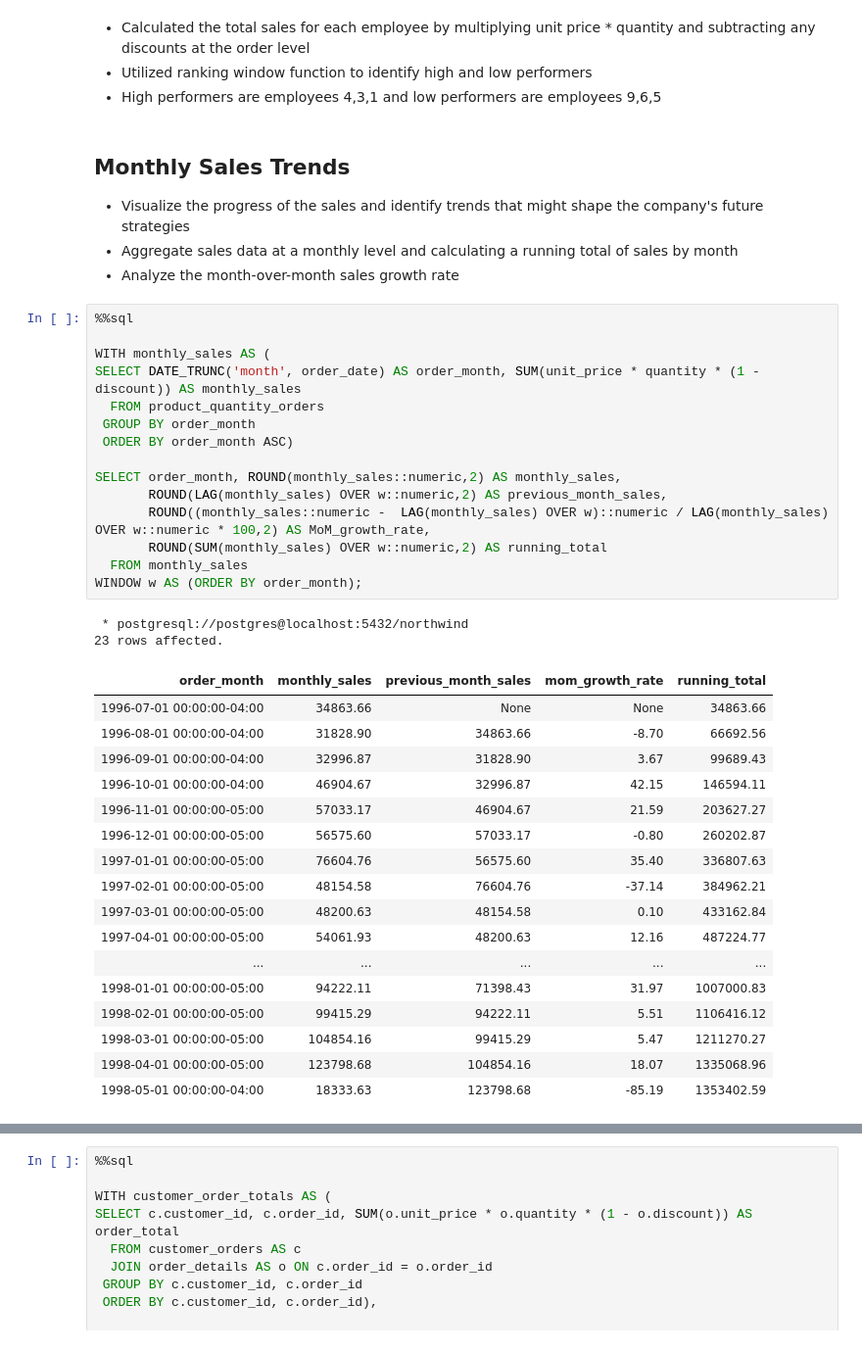
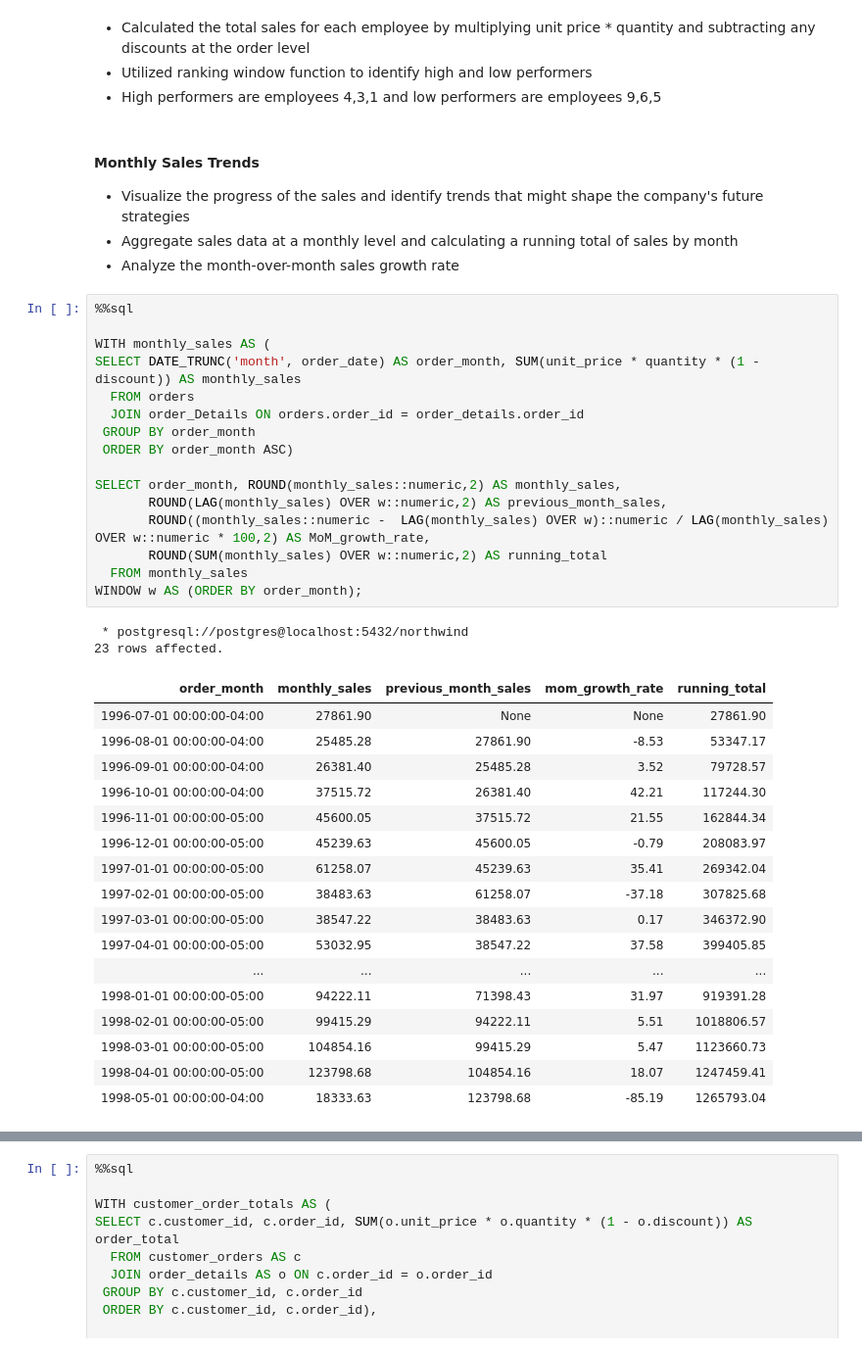
Before and after one commit to ddibara5/northwind-traders, a Jupyter notebook: northwind_traders.ipynb, the cells around one changed output, grey strips where cells are left out. Shown at 98% size. Drawn from its saved outputs; the diff is of its cells as text.

```diff
--- a/northwind_traders.ipynb
+++ b/northwind_traders.ipynb
@@ -95,7 +95,7 @@ SELECT employee_id, ROUND(total_sales::numeric,2) AS total_sales, RANK() OVER(OR
 - Utilized ranking window function to identify high and low performers
 - High performers are employees 4,3,1 and low performers are employees 9,6,5
 # %% [markdown]
-## Monthly Sales Trends
+#### Monthly Sales Trends
 
 - Visualize the progress of the sales and identify trends that might shape the company's future strategies
 - Aggregate sales data at a monthly level and calculating a running total of sales by month
@@ -103,36 +103,37 @@ SELECT employee_id, ROUND(total_sales::numeric,2) AS total_sales, RANK() OVER(OR
 # %%
 %%sql
 
 WITH monthly_sales AS (
 SELECT DATE_TRUNC('month', order_date) AS order_month, SUM(unit_price * quantity * (1 - discount)) AS monthly_sales
-  FROM product_quantity_orders
+  FROM orders
+  JOIN order_Details ON orders.order_id = order_details.order_id
  GROUP BY order_month
  ORDER BY order_month ASC)
 
 SELECT order_month, ROUND(monthly_sales::numeric,2) AS monthly_sales,
        ROUND(LAG(monthly_sales) OVER w::numeric,2) AS previous_month_sales,
        ROUND((monthly_sales::numeric -  LAG(monthly_sales) OVER w)::numeric / LAG(monthly_sales) OVER w::numeric * 100,2) AS MoM_growth_rate,
        ROUND(SUM(monthly_sales) OVER w::numeric,2) AS running_total
   FROM monthly_sales
 WINDOW w AS (ORDER BY order_month);
 # %% [output]
  * postgresql://postgres@localhost:5432/northwind
 23 rows affected.
 | order_month | monthly_sales | previous_month_sales | mom_growth_rate | running_total |
-| 1996-07-01 00:00:00-04:00 | 34863.66 | None | None | 34863.66 |
-| 1996-08-01 00:00:00-04:00 | 31828.90 | 34863.66 | -8.70 | 66692.56 |
-| 1996-09-01 00:00:00-04:00 | 32996.87 | 31828.90 | 3.67 | 99689.43 |
-| 1996-10-01 00:00:00-04:00 | 46904.67 | 32996.87 | 42.15 | 146594.11 |
-| 1996-11-01 00:00:00-05:00 | 57033.17 | 46904.67 | 21.59 | 203627.27 |
-| 1996-12-01 00:00:00-05:00 | 56575.60 | 57033.17 | -0.80 | 260202.87 |
-| 1997-01-01 00:00:00-05:00 | 76604.76 | 56575.60 | 35.40 | 336807.63 |
-| 1997-02-01 00:00:00-05:00 | 48154.58 | 76604.76 | -37.14 | 384962.21 |
-| 1997-03-01 00:00:00-05:00 | 48200.63 | 48154.58 | 0.10 | 433162.84 |
-| 1997-04-01 00:00:00-05:00 | 54061.93 | 48200.63 | 12.16 | 487224.77 |
+| 1996-07-01 00:00:00-04:00 | 27861.90 | None | None | 27861.90 |
+| 1996-08-01 00:00:00-04:00 | 25485.28 | 27861.90 | -8.53 | 53347.17 |
+| 1996-09-01 00:00:00-04:00 | 26381.40 | 25485.28 | 3.52 | 79728.57 |
+| 1996-10-01 00:00:00-04:00 | 37515.72 | 26381.40 | 42.21 | 117244.30 |
+| 1996-11-01 00:00:00-05:00 | 45600.05 | 37515.72 | 21.55 | 162844.34 |
+| 1996-12-01 00:00:00-05:00 | 45239.63 | 45600.05 | -0.79 | 208083.97 |
+| 1997-01-01 00:00:00-05:00 | 61258.07 | 45239.63 | 35.41 | 269342.04 |
+| 1997-02-01 00:00:00-05:00 | 38483.63 | 61258.07 | -37.18 | 307825.68 |
+| 1997-03-01 00:00:00-05:00 | 38547.22 | 38483.63 | 0.17 | 346372.90 |
+| 1997-04-01 00:00:00-05:00 | 53032.95 | 38547.22 | 37.58 | 399405.85 |
 | ... | ... | ... | ... | ... |
-| 1998-01-01 00:00:00-05:00 | 94222.11 | 71398.43 | 31.97 | 1007000.83 |
-| 1998-02-01 00:00:00-05:00 | 99415.29 | 94222.11 | 5.51 | 1106416.12 |
-| 1998-03-01 00:00:00-05:00 | 104854.16 | 99415.29 | 5.47 | 1211270.27 |
-| 1998-04-01 00:00:00-05:00 | 123798.68 | 104854.16 | 18.07 | 1335068.96 |
-| 1998-05-01 00:00:00-04:00 | 18333.63 | 123798.68 | -85.19 | 1353402.59 |
+| 1998-01-01 00:00:00-05:00 | 94222.11 | 71398.43 | 31.97 | 919391.28 |
+| 1998-02-01 00:00:00-05:00 | 99415.29 | 94222.11 | 5.51 | 1018806.57 |
+| 1998-03-01 00:00:00-05:00 | 104854.16 | 99415.29 | 5.47 | 1123660.73 |
+| 1998-04-01 00:00:00-05:00 | 123798.68 | 104854.16 | 18.07 | 1247459.41 |
+| 1998-05-01 00:00:00-04:00 | 18333.63 | 123798.68 | -85.19 | 1265793.04 |
 # %% [markdown]
```
Also changed, not shown: parts of 9 cells of this notebook, 1 other file.
